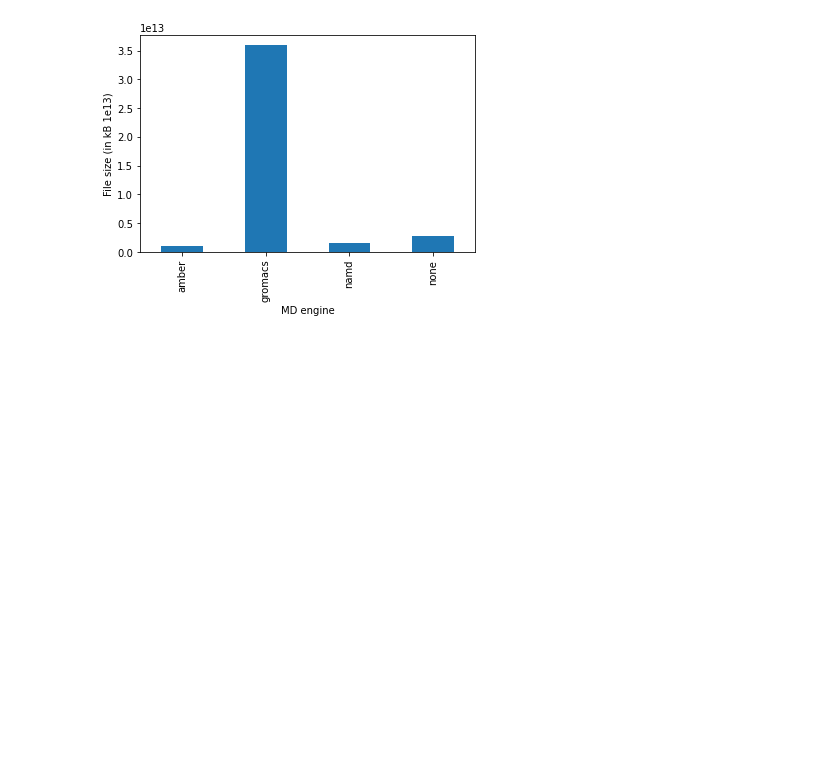
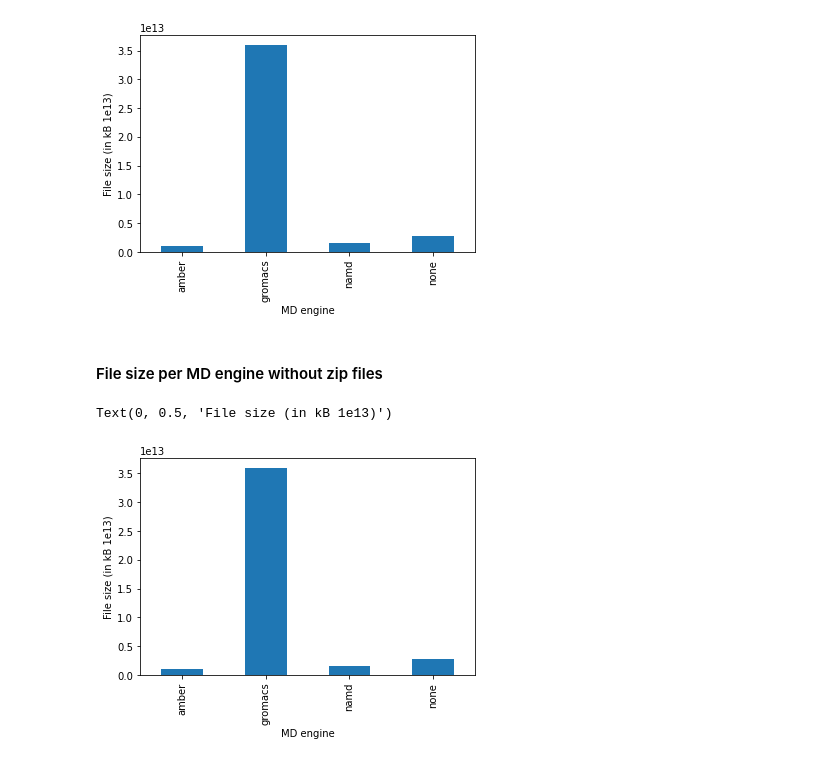
Before and after one commit to MDverse/mdws, a Jupyter notebook: analysis.ipynb, the cells around one changed output. Drawn from its saved outputs; the diff is of its cells as text; code cells hidden in the pictures; blank space fills up the shorter version.

```diff
--- a/analysis.ipynb
+++ b/analysis.ipynb
@@ -172,0 +175,12 @@ Text(0, 0.5, 'File size (in kB 1e13)')
+# %%
+index = []
+for i in tab.index:
+    if tab.at[i, "origin_zip_file"] != "None":
+        index.append(i)
+
+data_without_zip = tab.copy()
+data_without_zip = data_without_zip.drop(index)
+
+data_without_zip.groupby(['years'])['file_size'].sum().plot(kind='bar')
+plt.xlabel("Years")
+plt.ylabel("File size (in kB 1e13)")
@@ -179,3 +196,12 @@ plt.ylabel("File size (in kB 1e13)")
 # %% [output]
 Text(0, 0.5, 'File size (in kB 1e13)')
 [figure]
+# %% [markdown]
+#### File size per MD engine without zip files
+# %%
+data_without_zip.groupby(['engine_MD'])['file_size'].sum().plot(kind='bar')
+plt.xlabel("MD engine")
+plt.ylabel("File size (in kB 1e13)")
+# %% [output]
+Text(0, 0.5, 'File size (in kB 1e13)')
+[figure, added]
```
Also changed, not shown: parts of 2 cells of this notebook.
